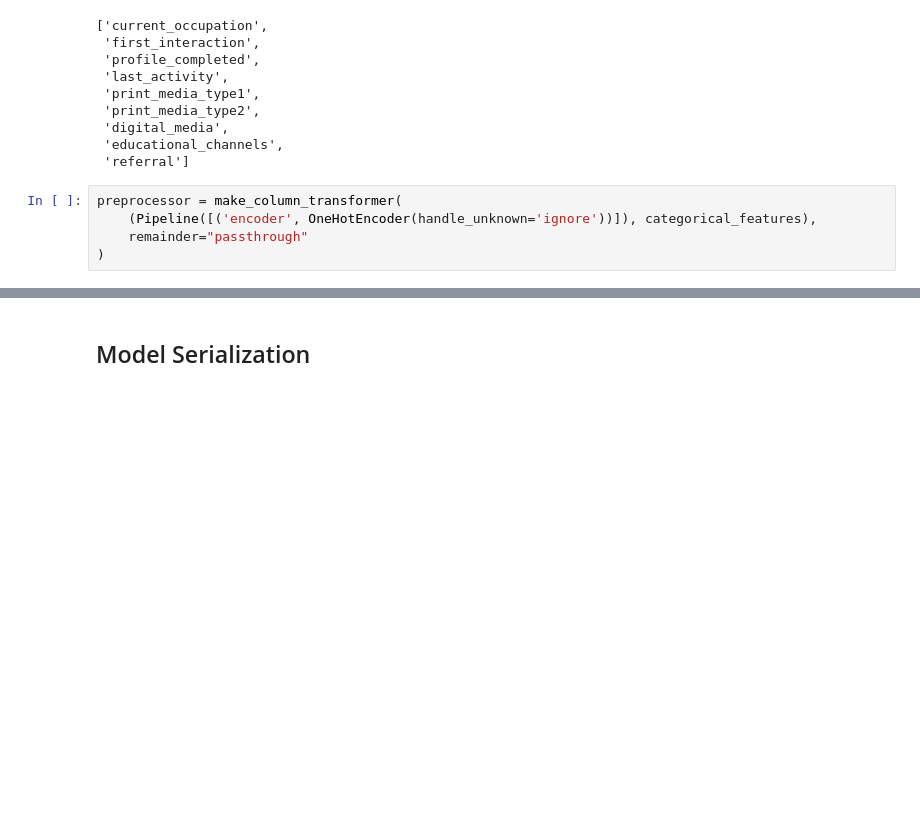
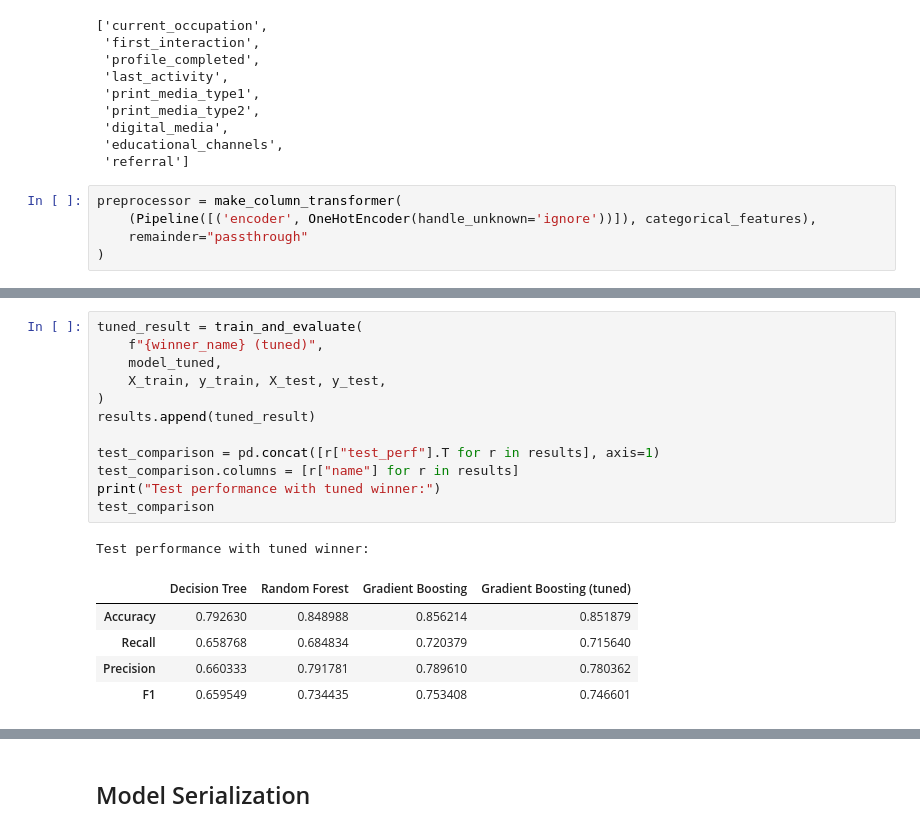
Before and after one commit to berns722/lead-scoring-model, a Jupyter notebook: notebooks/exploration.ipynb, the cells around one changed output, grey strips where cells are left out. Drawn from its saved outputs; the diff is of its cells as text; blank space fills up the shorter version.

```diff
--- a/notebooks/exploration.ipynb
+++ b/notebooks/exploration.ipynb
@@ -583,0 +529,19 @@ feature_importance_df.head(10)
+# %%
+tuned_result = train_and_evaluate(
+    f"{winner_name} (tuned)",
+    model_tuned,
+    X_train, y_train, X_test, y_test,
+)
+results.append(tuned_result)
+
+test_comparison = pd.concat([r["test_perf"].T for r in results], axis=1)
+test_comparison.columns = [r["name"] for r in results]
+print("Test performance with tuned winner:")
+test_comparison
+# %% [output]
+Test performance with tuned winner:
+|  | Decision Tree | Random Forest | Gradient Boosting | Gradient Boosting (tuned) |
+| Accuracy | 0.792630 | 0.848988 | 0.856214 | 0.851879 |
+| Recall | 0.658768 | 0.684834 | 0.720379 | 0.715640 |
+| Precision | 0.660333 | 0.791781 | 0.789610 | 0.780362 |
+| F1 | 0.659549 | 0.734435 | 0.753408 | 0.746601 |
```
Also changed, not shown: parts of 41 cells of this notebook.
